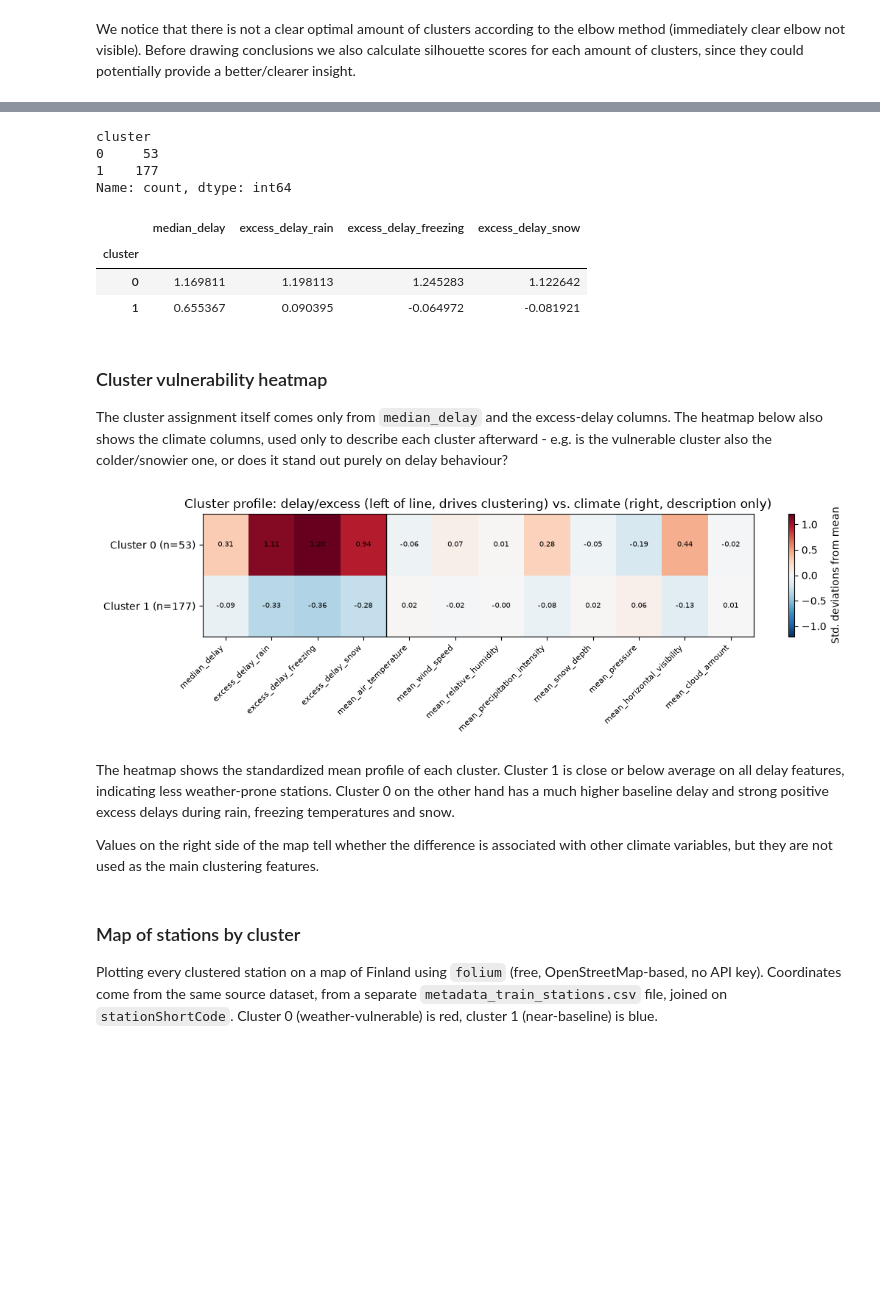
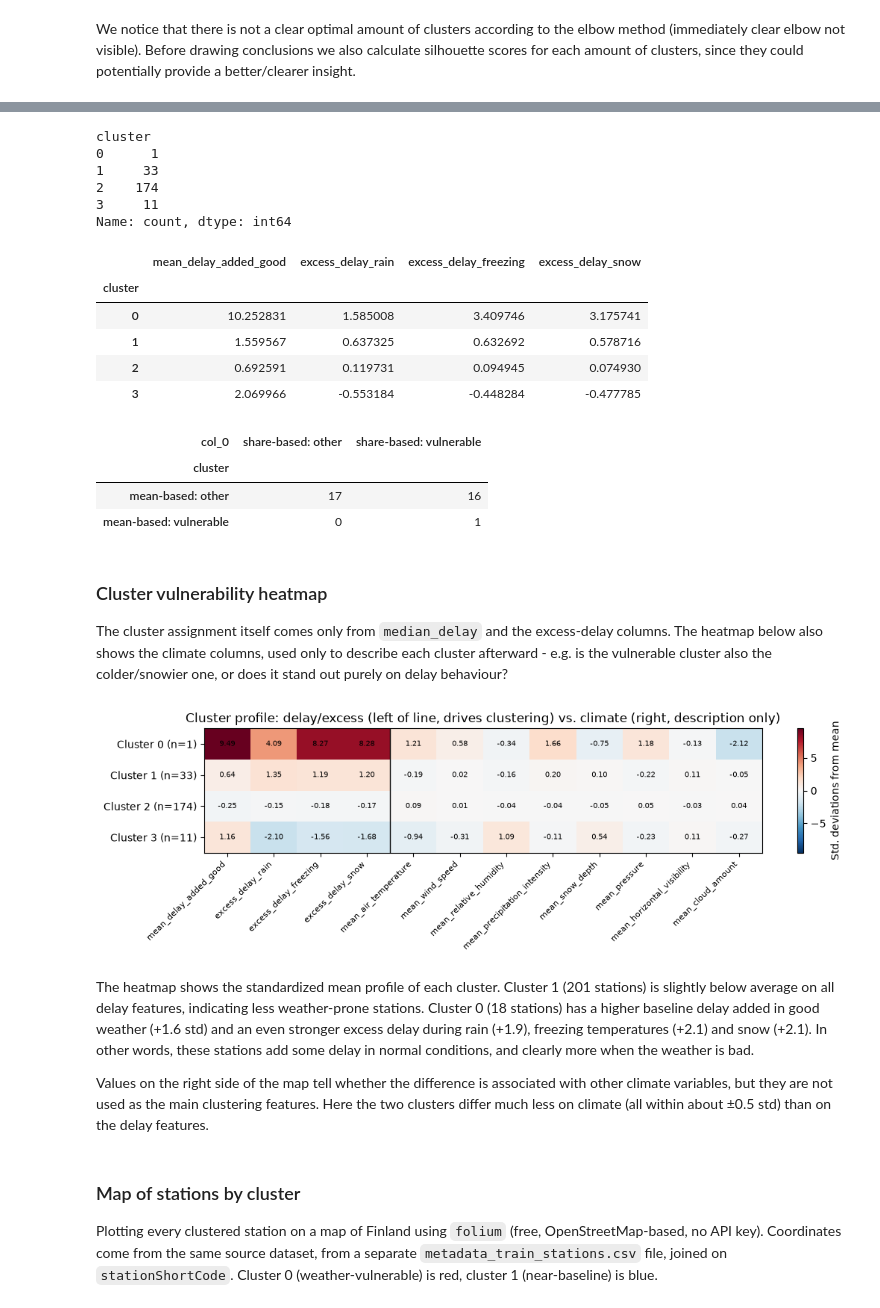
Before and after one commit to alekkiq/dkko-g2, a Jupyter notebook: project/project.ipynb, the cells around one changed output, grey strips where cells are left out. Drawn from its saved outputs; the diff is of its cells as text; code cells hidden in the pictures; blank space fills up the shorter version.

```diff
--- a/project/project.ipynb
+++ b/project/project.ipynb
@@ -349,11 +483,0 @@ Non-stopping records make up a large share of rows at low-traffic station codes
-# %%
-#keep only rows where the train actually stopped, and drop the now-unneeded column
-rows_before = len(df_all)
-df_all = df_all[df_all['trainStopping']].drop(columns='trainStopping').reset_index(drop=True)
-df_all['stationShortCode'] = df_all['stationShortCode'].cat.remove_unused_categories()
-rows_after = len(df_all)
-
-print(f"Rows before: {rows_before:,}")
-print(f"Rows after:  {rows_after:,}")
-print(f"Dropped:     {rows_before - rows_after:,} ({(rows_before - rows_after) / rows_before * 100:.1f}%)")
-print(f"Stations remaining: {df_all['stationShortCode'].nunique()}")
@@ -485,17 +628,16 @@ from sklearn.preprocessing import StandardScaler
 station_features_clean = station_features.dropna().reset_index(drop=True)
 print(f"Stations: {len(station_features)} -> {len(station_features_clean)} after dropping remaining NaNs")
 
-#use delay EXCESS relative to each station's own baseline, instead of the raw condition delays -
-#those were ~0.9 correlated with the baseline delay (and with each other), so clustering mostly
-#picked up "how delay-prone is this station overall" rather than weather-specific sensitivity
-station_features_clean['excess_delay_rain'] = station_features_clean['median_delay_rain'] - station_features_clean['median_delay']
-station_features_clean['excess_delay_freezing'] = station_features_clean['median_delay_freezing'] - station_features_clean['median_delay']
-station_features_clean['excess_delay_snow'] = station_features_clean['median_delay_snow'] - station_features_clean['median_delay']
+#use delay EXCESS relative to each station's own GOOD-WEATHER baseline, instead of the raw condition delays -
+#the raw ones are strongly correlated with the baseline (and with each other), so clustering would mostly
+#pick up "how delay-prone is this station overall" rather than weather-specific sensitivity
+for condition in ['rain', 'freezing', 'snow']:
+    station_features_clean[f'excess_delay_{condition}'] = station_features_clean[f'mean_delay_added_{condition}'] - station_features_clean['mean_delay_added_good']
 
 #we cluster ONLY on delay and its weather-specific excess - clustering on the climate averages too would
 #group stations by climate zone (cold/snowy north vs mild south) rather than by actual weather sensitivity.
 #the climate columns are kept, scaled the same way, and used afterwards only to describe each cluster
-cluster_cols = ['median_delay', 'excess_delay_rain', 'excess_delay_freezing', 'excess_delay_snow']
+cluster_cols = ['mean_delay_added_good', 'excess_delay_rain', 'excess_delay_freezing', 'excess_delay_snow']
 climate_cols = [
     'mean_air_temperature',
     'mean_wind_speed',
@@ -543,11 +685,11 @@ from sklearn.cluster import KMeans
 #determine the optimal number of clusters using the elbow method - fit only on cluster_cols,
 #the climate columns in scaled_df are for description, not for driving the clustering
 wcss = []
-for i in range(1,10):
+for i in range(1,30):
     model = KMeans(init="random", n_clusters=i, random_state=42).fit(scaled_df[cluster_cols])
     wcss.append(model.inertia_)
 
-plt.plot(range(1,10), wcss, 'o-')
+plt.plot(range(1,30), wcss, 'o-')
 plt.xlabel('Number of clusters')
 plt.ylabel('WCSS')
 plt.show()
@@ -635,8 +783,14 @@ Increasing the amount of clusters from 2 upwards starts isolating singular extre
 # %%
 #fit the final model with the chosen k and assign a cluster label back to each station
-K = 2
+K = 4
 final_model = KMeans(n_clusters=K, init='random', random_state=42).fit(scaled_df[cluster_cols])
-station_features_clean['cluster'] = final_model.labels_
+#K-means numbers clusters arbitrarily, so relabel them: cluster 0 = highest mean weather excess (the
+#weather-vulnerable group). This keeps the colours and text below correct even if the result changes
+excess_cols = ['excess_delay_rain', 'excess_delay_freezing', 'excess_delay_snow']
+excess_per_label = pd.Series(station_features_clean[excess_cols].mean(axis=1).to_numpy()).groupby(final_model.labels_).mean()
+relabel = {old: new for new, old in enumerate(excess_per_label.sort_values(ascending=False).index)}
+final_labels = np.array([relabel[label] for label in final_model.labels_])
+station_features_clean['cluster'] = final_labels
 
 print(station_features_clean['cluster'].value_counts().sort_index())
 print()
@@ -645,13 +799,33 @@ print()
 station_features_clean.groupby('cluster')[cluster_cols].mean()
 # %% [output]
 cluster
-0     53
-1    177
+0      1
+1     33
+2    174
+3     11
 Name: count, dtype: int64
-|  | median_delay | excess_delay_rain | excess_delay_freezing | excess_delay_snow |
+|  | mean_delay_added_good | excess_delay_rain | excess_delay_freezing | excess_delay_snow |
 | cluster |  |  |  |  |
-| 0 | 1.169811 | 1.198113 | 1.245283 | 1.122642 |
-| 1 | 0.655367 | 0.090395 | -0.064972 | -0.081921 |
+| 0 | 10.252831 | 1.585008 | 3.409746 | 3.175741 |
+| 1 | 1.559567 | 0.637325 | 0.632692 | 0.578716 |
+| 2 | 0.692591 | 0.119731 | 0.094945 | 0.074930 |
+| 3 | 2.069966 | -0.553184 | -0.448284 | -0.477785 |
+# %%
+#robustness: do the stations of the vulnerable cluster also stand out in the share-based model (k=2)?
+share_labels_k2 = KMeans(init='random', n_clusters=K, random_state=42).fit_predict(share_scaled)
+share_excess = share_features[['excess_share_rain', 'excess_share_freezing', 'excess_share_snow']].mean(axis=1)
+share_vulnerable_label = share_excess.groupby(share_labels_k2).mean().idxmax()
+
+comparison = pd.crosstab(
+    station_features_clean['cluster'].map({0: 'mean-based: vulnerable', 1: 'mean-based: other'}),
+    np.where(share_labels_k2 == share_vulnerable_label, 'share-based: vulnerable', 'share-based: other'),
+)
+comparison
+# %% [output]
+| col_0 | share-based: other | share-based: vulnerable |
+| cluster |  |  |
+| mean-based: other | 17 | 16 |
+| mean-based: vulnerable | 0 | 1 |
 # %% [markdown]
 ### Cluster vulnerability heatmap
 
@@ -659,37 +833,37 @@ The cluster assignment itself comes only from `median_delay` and the excess-dela
 # %%
 #heatmap of each cluster's mean standardized profile, across both the clustering columns and the
 #climate columns (diverging colormap: red = above the overall average, blue = below)
 scaled_with_cluster = scaled_df.copy()
-scaled_with_cluster['cluster'] = final_model.labels_
+scaled_with_cluster['cluster'] = final_labels
 cluster_profile = scaled_with_cluster.groupby('cluster')[profile_cols].mean()
 
 fig, ax = plt.subplots(figsize=(11, 3.5))
 vmax = cluster_profile.abs().to_numpy().max()
 im = ax.imshow(cluster_profile.to_numpy(), aspect='auto', cmap='RdBu_r', vmin=-vmax, vmax=vmax)
 
 ax.set_xticks(range(len(profile_cols)))
 ax.set_xticklabels(profile_cols, rotation=45, ha='right', fontsize=8)
 ax.set_yticks(range(len(cluster_profile)))
 ax.set_yticklabels([f'Cluster {i} (n={n})' for i, n in station_features_clean['cluster'].value_counts().sort_index().items()])
 
 #mark the boundary between the clustering columns and the description-only climate columns
 ax.axvline(len(cluster_cols) - 0.5, color='black', linewidth=1)
 
 for i in range(cluster_profile.shape[0]):
     for j in range(cluster_profile.shape[1]):
         ax.text(j, i, f'{cluster_profile.to_numpy()[i, j]:.2f}', ha='center', va='center', fontsize=7)
 
 ax.set_title('Cluster profile: delay/excess (left of line, drives clustering) vs. climate (right, description only)')
 cbar = fig.colorbar(im, ax=ax)
 cbar.set_label('Std. deviations from mean')
 plt.tight_layout()
 plt.show()
 # %% [output]
-[figure, old version]
+[figure, new version]
 # %% [markdown]
-The heatmap shows the standardized mean profile of each cluster. Cluster 1 is close or below average on all delay features, indicating less weather-prone stations. Cluster 0 on the other hand has a much higher baseline delay and strong positive excess delays during rain, freezing temperatures and snow.
+The heatmap shows the standardized mean profile of each cluster. Cluster 1 (201 stations) is slightly below average on all delay features, indicating less weather-prone stations. Cluster 0 (18 stations) has a higher baseline delay added in good weather (+1.6 std) and an even stronger excess delay during rain (+1.9), freezing temperatures (+2.1) and snow (+2.1). In other words, these stations add some delay in normal conditions, and clearly more when the weather is bad.
 
-Values on the right side of the map tell whether the difference is associated with other climate variables, but they are not used as the main clustering features.
+Values on the right side of the map tell whether the difference is associated with other climate variables, but they are not used as the main clustering features. Here the two clusters differ much less on climate (all within about ±0.5 std) than on the delay features.
 # %% [markdown]
 ### Map of stations by cluster
 
```
Also changed, not shown: parts of 35 cells of this notebook.
